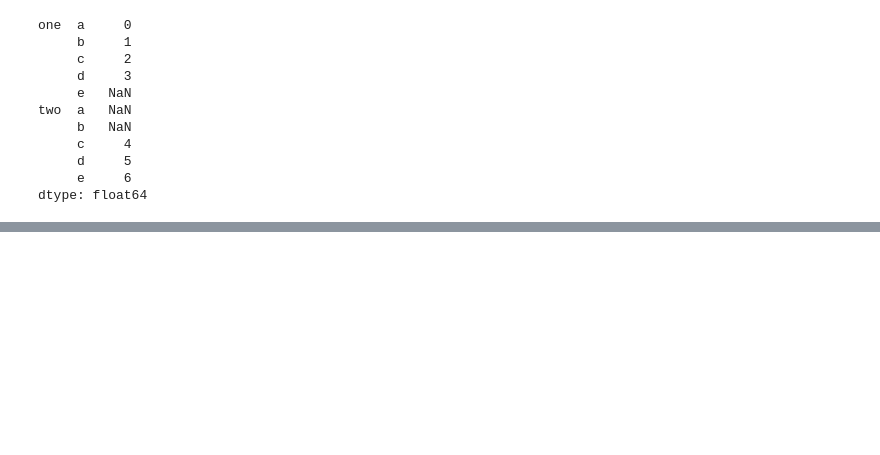
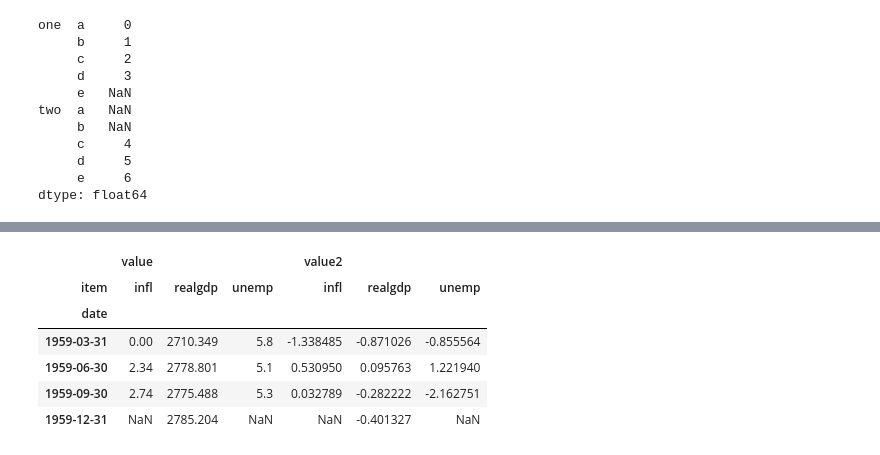
Before and after one commit to aenfield/random, a Jupyter notebook: PythonForDataAnalysisCh7.ipynb, the cells around one changed output, grey strips where cells are left out. Saved outputs shown, nothing was run; the diff lists cells and outputs as text; code cells hidden in the pictures; blank space fills up the shorter version.

```diff
--- a/PythonForDataAnalysisCh7.ipynb
+++ b/PythonForDataAnalysisCh7.ipynb
@@ -754,0 +850,13 @@ In middle of 191.
+# %%
+# since we don't specify the value argument, we get a DF with
+# hierarchical columns
+pivoted = ldata.pivot('date','item')
+pivoted[:5]
+# %% [output]
+|  | value |  |  | value2 |  |  |
+| item | infl | realgdp | unemp | infl | realgdp | unemp |
+| date |  |  |  |  |  |  |
+| 1959-03-31 | 0.00 | 2710.349 | 5.8 | -1.338485 | -0.871026 | -0.855564 |
+| 1959-06-30 | 2.34 | 2778.801 | 5.1 | 0.530950 | 0.095763 | 1.221940 |
+| 1959-09-30 | 2.74 | 2775.488 | 5.3 | 0.032789 | -0.282222 | -2.162751 |
+| 1959-12-31 | NaN | 2785.204 | NaN | NaN | -0.401327 | NaN |
```
Also changed, not shown: parts of 42 cells of this notebook.
